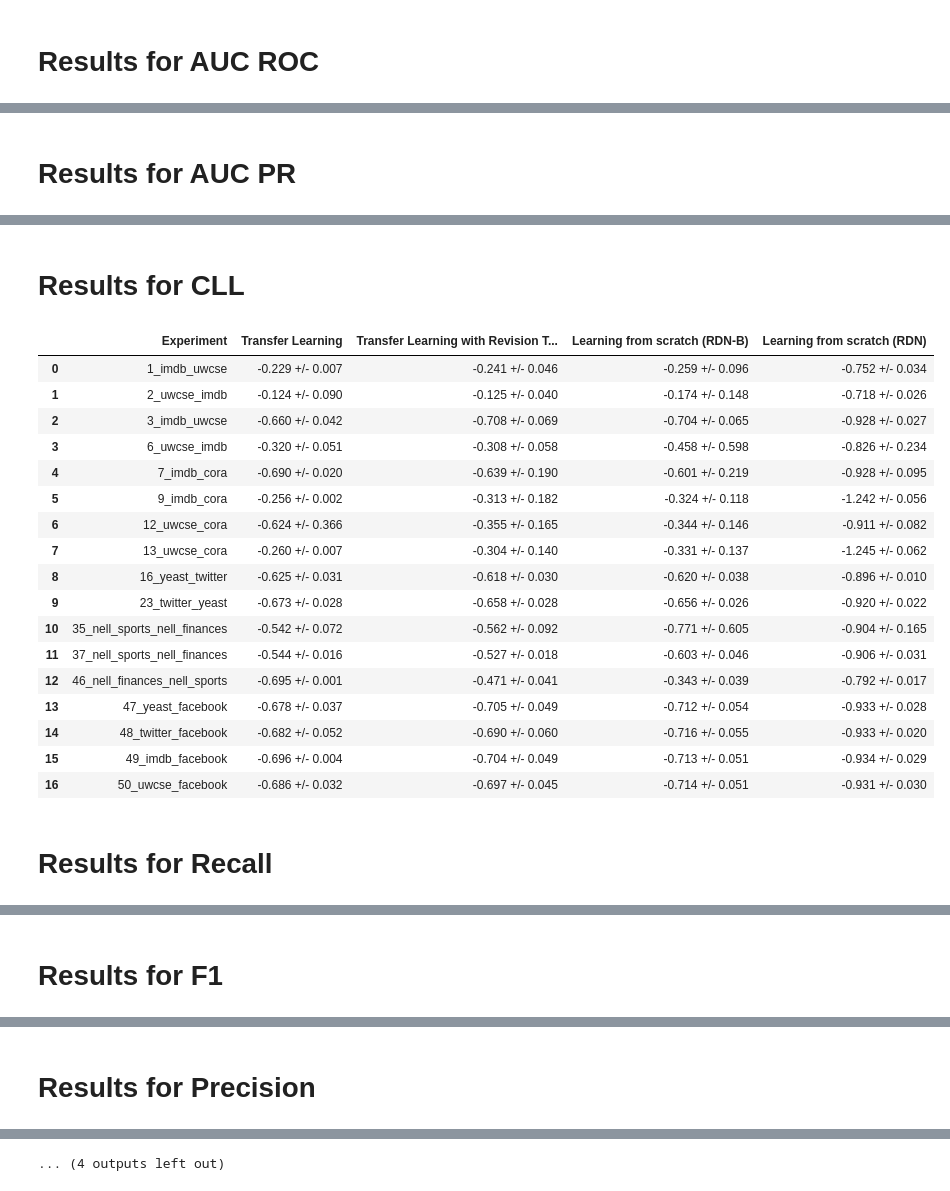
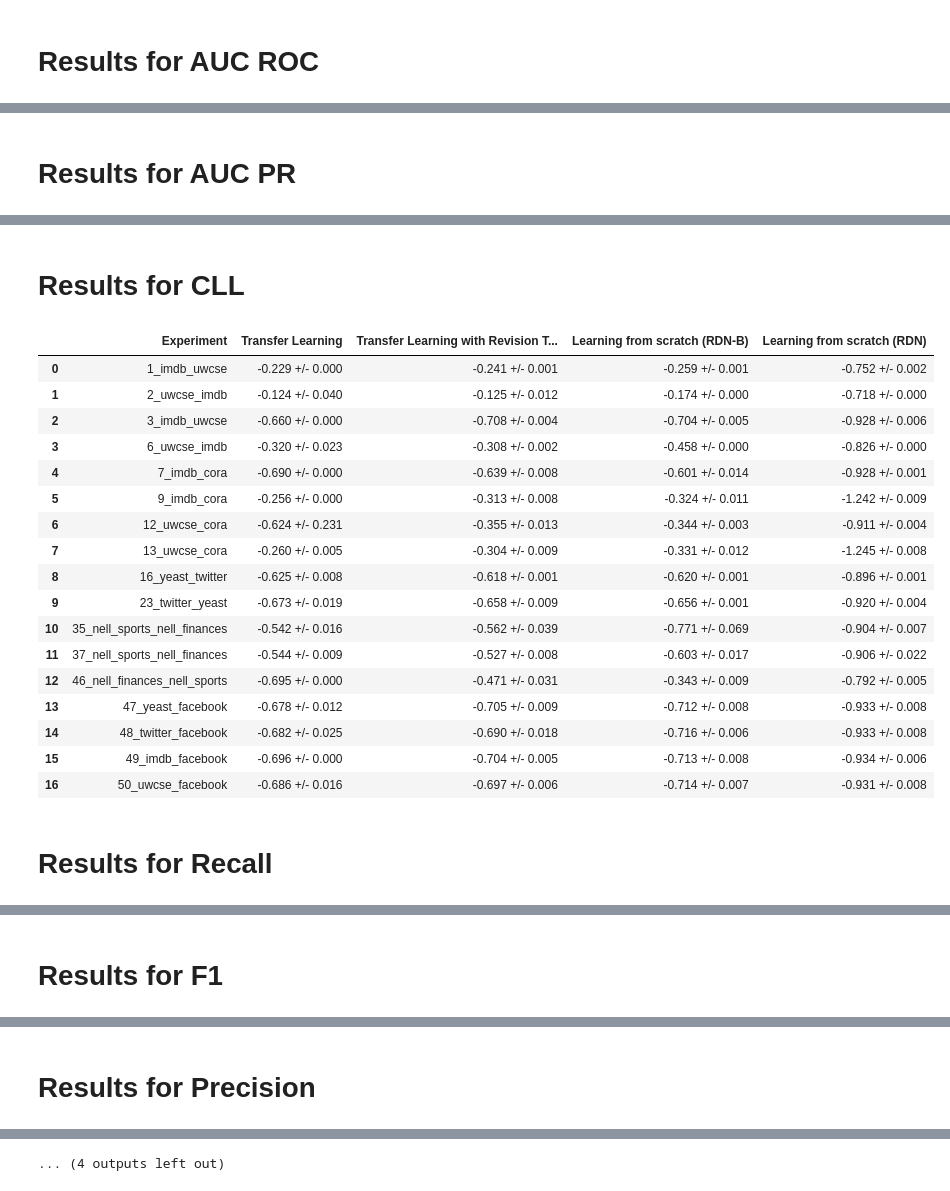
Before and after one commit to rodrigoazs/tpre_experiments, a Jupyter notebook: 25_11_2018/results_transfer.ipynb, the cells around one changed output, grey strips where cells are left out. Cells and saved outputs as stored; diff of their text form; code cells hidden in the pictures.

Commit message:
Changed results calculation

```diff
--- a/25_11_2018/results_transfer.ipynb
+++ b/25_11_2018/results_transfer.ipynb
@@ -85,27 +85,27 @@ for metric in ['AUC ROC', 'AUC PR', 'CLL', 'Recall', 'F1', 'Precision', 'Learnin
                 #display(Markdown('## ' + metric))
             mapping_time = ''
             if metric == 'Precision':
-                scratch = np.array([item['rdn_b']['Precision'][0] for sublist in data['results'][str(dataset)] for item in sublist])
-                scratch_rdn = np.array([item['rdn']['Precision'][0] for sublist in data['results'][str(dataset)] for item in sublist])
-                parameter = np.array([item['transfer']['parameter']['Precision'][0] for sublist in data['results'][str(dataset)] for item in sublist])
-                transfer = np.array([item['transfer']['Precision'][0] for sublist in data['results'][str(dataset)] for item in sublist])
+                scratch = np.array([(np.array([item['rdn_b']['Precision'][0] for item in sublist])).mean() for sublist in data['results'][str(dataset)]])
+                scratch_rdn = np.array([(np.array([item['rdn']['Precision'][0] for item in sublist])).mean() for sublist in data['results'][str(dataset)]])
+                parameter = np.array([(np.array([item['transfer']['parameter']['Precision'][0] for item in sublist])).mean() for sublist in data['results'][str(dataset)]])
+                transfer = np.array([(np.array([item['transfer']['Precision'][0] for item in sublist])).mean() for sublist in data['results'][str(dataset)]])
             elif metric == 'Learning and Revision time':
-                scratch = np.array([item['rdn_b']['Learning time'] for sublist in data['results'][str(dataset)] for item in sublist])
-                scratch_rdn = np.array([item['rdn']['Learning time'] for sublist in data['results'][str(dataset)] for item in sublist])
-                parameter = np.array([item['transfer']['parameter']['Learning time'] for sublist in data['results'][str(dataset)] for item in sublist])
-                transfer = np.array([item['transfer']['Learning time'] for sublist in data['results'][str(dataset)] for item in sublist])
-                mapping = np.array([item['transfer']['Mapping results']['Total time'] for sublist in data['results'][str(dataset)] for item in sublist])
+                scratch = np.array([(np.array([item['rdn_b']['Learning time'] for item in sublist])).mean() for sublist in data['results'][str(dataset)]])
+                scratch_rdn = np.array([(np.array([item['rdn']['Learning time'] for item in sublist])).mean() for sublist in data['results'][str(dataset)]])
+                parameter = np.array([(np.array([item['transfer']['parameter']['Learning time'] for item in sublist])).mean() for sublist in data['results'][str(dataset)]])
+                transfer = np.array([(np.array([item['transfer']['Learning time'] for item in sublist])).mean() for sublist in data['results'][str(dataset)]])
+                mapping = np.array([(np.array([item['transfer']['Mapping results']['Total time'] for item in sublist])).mean() for sublist in data['results'][str(dataset)]])
                 mapping_time = ' (%.1f)' % mapping.mean()
             elif metric == 'Inference time':
-                scratch = np.array([item['rdn_b']['Inference time'] for sublist in data['results'][str(dataset)] for item in sublist])
-                scratch_rdn = np.array([item['rdn']['Inference time'] for sublist in data['results'][str(dataset)] for item in sublist])
-                parameter = np.array([item['transfer']['parameter']['Learning time'] for sublist in data['results'][str(dataset)] for item in sublist])
-                transfer = np.array([item['transfer']['Inference time'] for sublist in data['results'][str(dataset)] for item in sublist])
+                scratch = np.array([(np.array([item['rdn_b']['Inference time'] for item in sublist])).mean() for sublist in data['results'][str(dataset)]])
+                scratch_rdn = np.array([(np.array([item['rdn']['Inference time'] for item in sublist])).mean() for sublist in data['results'][str(dataset)]])
+                parameter = np.array([(np.array([item['transfer']['parameter']['Inference time'] for item in sublist])).mean() for sublist in data['results'][str(dataset)]])
+                transfer = np.array([(np.array([item['transfer']['Inference time'] for item in sublist])).mean() for sublist in data['results'][str(dataset)]])
             else:
-                scratch = np.array([item['rdn_b'][metric] for sublist in data['results'][str(dataset)] for item in sublist])
-                scratch_rdn = np.array([item['rdn'][metric] for sublist in data['results'][str(dataset)] for item in sublist])
-                parameter = np.array([item['transfer']['parameter'][metric] for sublist in data['results'][str(dataset)] for item in sublist])
-                transfer = np.array([item['transfer'][metric] for sublist in data['results'][str(dataset)] for item in sublist])
+                scratch = np.array([(np.array([item['rdn_b'][metric] for item in sublist])).mean() for sublist in data['results'][str(dataset)]])
+                scratch_rdn = np.array([(np.array([item['rdn'][metric] for item in sublist])).mean() for sublist in data['results'][str(dataset)]])
+                parameter = np.array([(np.array([item['transfer']['parameter'][metric] for item in sublist])).mean() for sublist in data['results'][str(dataset)]])
+                transfer = np.array([(np.array([item['transfer'][metric] for item in sublist])).mean() for sublist in data['results'][str(dataset)]])
             table.append([dataset, '%.3f +/- %.3f%s' % (parameter.mean(), 2 * parameter.std(), mapping_time),
             '%.3f +/- %.3f%s' % (transfer.mean(), 2 * transfer.std(), mapping_time),
             '%.3f +/- %.3f' % (scratch.mean(), 2 * scratch.std()),
@@ -153,21 +153,21 @@ for metric in ['AUC ROC', 'AUC PR', 'CLL', 'Recall', 'F1', 'Precision', 'Learnin
 # Results for CLL
 |  | Experiment | Transfer Learning | Transfer Learning with Revision T... | Learning from scratch (RDN-B) | Learning from scratch (RDN) |
-| 0 | 1_imdb_uwcse | -0.229 +/- 0.007 | -0.241 +/- 0.046 | -0.259 +/- 0.096 | -0.752 +/- 0.034 |
-| 1 | 2_uwcse_imdb | -0.124 +/- 0.090 | -0.125 +/- 0.040 | -0.174 +/- 0.148 | -0.718 +/- 0.026 |
-| 2 | 3_imdb_uwcse | -0.660 +/- 0.042 | -0.708 +/- 0.069 | -0.704 +/- 0.065 | -0.928 +/- 0.027 |
-| 3 | 6_uwcse_imdb | -0.320 +/- 0.051 | -0.308 +/- 0.058 | -0.458 +/- 0.598 | -0.826 +/- 0.234 |
-| 4 | 7_imdb_cora | -0.690 +/- 0.020 | -0.639 +/- 0.190 | -0.601 +/- 0.219 | -0.928 +/- 0.095 |
-| 5 | 9_imdb_cora | -0.256 +/- 0.002 | -0.313 +/- 0.182 | -0.324 +/- 0.118 | -1.242 +/- 0.056 |
-| 6 | 12_uwcse_cora | -0.624 +/- 0.366 | -0.355 +/- 0.165 | -0.344 +/- 0.146 | -0.911 +/- 0.082 |
-| 7 | 13_uwcse_cora | -0.260 +/- 0.007 | -0.304 +/- 0.140 | -0.331 +/- 0.137 | -1.245 +/- 0.062 |
-| 8 | 16_yeast_twitter | -0.625 +/- 0.031 | -0.618 +/- 0.030 | -0.620 +/- 0.038 | -0.896 +/- 0.010 |
-| 9 | 23_twitter_yeast | -0.673 +/- 0.028 | -0.658 +/- 0.028 | -0.656 +/- 0.026 | -0.920 +/- 0.022 |
-| 10 | 35_nell_sports_nell_finances | -0.542 +/- 0.072 | -0.562 +/- 0.092 | -0.771 +/- 0.605 | -0.904 +/- 0.165 |
-| 11 | 37_nell_sports_nell_finances | -0.544 +/- 0.016 | -0.527 +/- 0.018 | -0.603 +/- 0.046 | -0.906 +/- 0.031 |
-| 12 | 46_nell_finances_nell_sports | -0.695 +/- 0.001 | -0.471 +/- 0.041 | -0.343 +/- 0.039 | -0.792 +/- 0.017 |
-| 13 | 47_yeast_facebook | -0.678 +/- 0.037 | -0.705 +/- 0.049 | -0.712 +/- 0.054 | -0.933 +/- 0.028 |
-| 14 | 48_twitter_facebook | -0.682 +/- 0.052 | -0.690 +/- 0.060 | -0.716 +/- 0.055 | -0.933 +/- 0.020 |
-| 15 | 49_imdb_facebook | -0.696 +/- 0.004 | -0.704 +/- 0.049 | -0.713 +/- 0.051 | -0.934 +/- 0.029 |
-| 16 | 50_uwcse_facebook | -0.686 +/- 0.032 | -0.697 +/- 0.045 | -0.714 +/- 0.051 | -0.931 +/- 0.030 |
+| 0 | 1_imdb_uwcse | -0.229 +/- 0.000 | -0.241 +/- 0.001 | -0.259 +/- 0.001 | -0.752 +/- 0.002 |
+| 1 | 2_uwcse_imdb | -0.124 +/- 0.040 | -0.125 +/- 0.012 | -0.174 +/- 0.000 | -0.718 +/- 0.000 |
+| 2 | 3_imdb_uwcse | -0.660 +/- 0.000 | -0.708 +/- 0.004 | -0.704 +/- 0.005 | -0.928 +/- 0.006 |
+| 3 | 6_uwcse_imdb | -0.320 +/- 0.023 | -0.308 +/- 0.002 | -0.458 +/- 0.000 | -0.826 +/- 0.000 |
+| 4 | 7_imdb_cora | -0.690 +/- 0.000 | -0.639 +/- 0.008 | -0.601 +/- 0.014 | -0.928 +/- 0.001 |
+| 5 | 9_imdb_cora | -0.256 +/- 0.000 | -0.313 +/- 0.008 | -0.324 +/- 0.011 | -1.242 +/- 0.009 |
+| 6 | 12_uwcse_cora | -0.624 +/- 0.231 | -0.355 +/- 0.013 | -0.344 +/- 0.003 | -0.911 +/- 0.004 |
+| 7 | 13_uwcse_cora | -0.260 +/- 0.005 | -0.304 +/- 0.009 | -0.331 +/- 0.012 | -1.245 +/- 0.008 |
+| 8 | 16_yeast_twitter | -0.625 +/- 0.008 | -0.618 +/- 0.001 | -0.620 +/- 0.001 | -0.896 +/- 0.001 |
+| 9 | 23_twitter_yeast | -0.673 +/- 0.019 | -0.658 +/- 0.009 | -0.656 +/- 0.001 | -0.920 +/- 0.004 |
+| 10 | 35_nell_sports_nell_finances | -0.542 +/- 0.016 | -0.562 +/- 0.039 | -0.771 +/- 0.069 | -0.904 +/- 0.007 |
+| 11 | 37_nell_sports_nell_finances | -0.544 +/- 0.009 | -0.527 +/- 0.008 | -0.603 +/- 0.017 | -0.906 +/- 0.022 |
+| 12 | 46_nell_finances_nell_sports | -0.695 +/- 0.000 | -0.471 +/- 0.031 | -0.343 +/- 0.009 | -0.792 +/- 0.005 |
+| 13 | 47_yeast_facebook | -0.678 +/- 0.012 | -0.705 +/- 0.009 | -0.712 +/- 0.008 | -0.933 +/- 0.008 |
+| 14 | 48_twitter_facebook | -0.682 +/- 0.025 | -0.690 +/- 0.018 | -0.716 +/- 0.006 | -0.933 +/- 0.008 |
+| 15 | 49_imdb_facebook | -0.696 +/- 0.000 | -0.704 +/- 0.005 | -0.713 +/- 0.008 | -0.934 +/- 0.006 |
+| 16 | 50_uwcse_facebook | -0.686 +/- 0.016 | -0.697 +/- 0.006 | -0.714 +/- 0.007 | -0.931 +/- 0.008 |
 # Results for Recall
 |  | Experiment | Transfer Learning | Transfer Learning with Revision T... | Learning from scratch (RDN-B) | Learning from scratch (RDN) |
```
Also changed, not shown: parts of 2 cells of this notebook.
